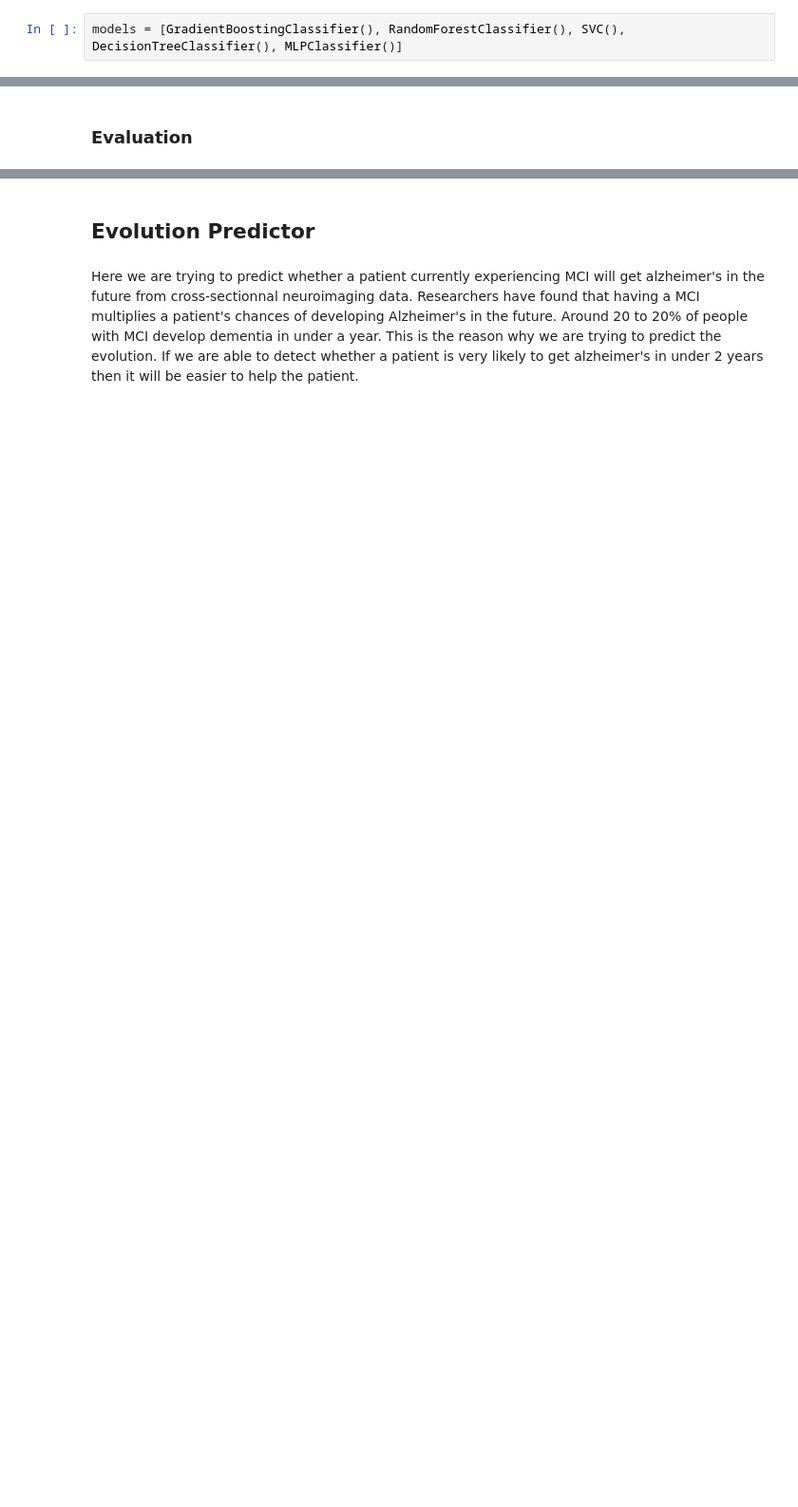
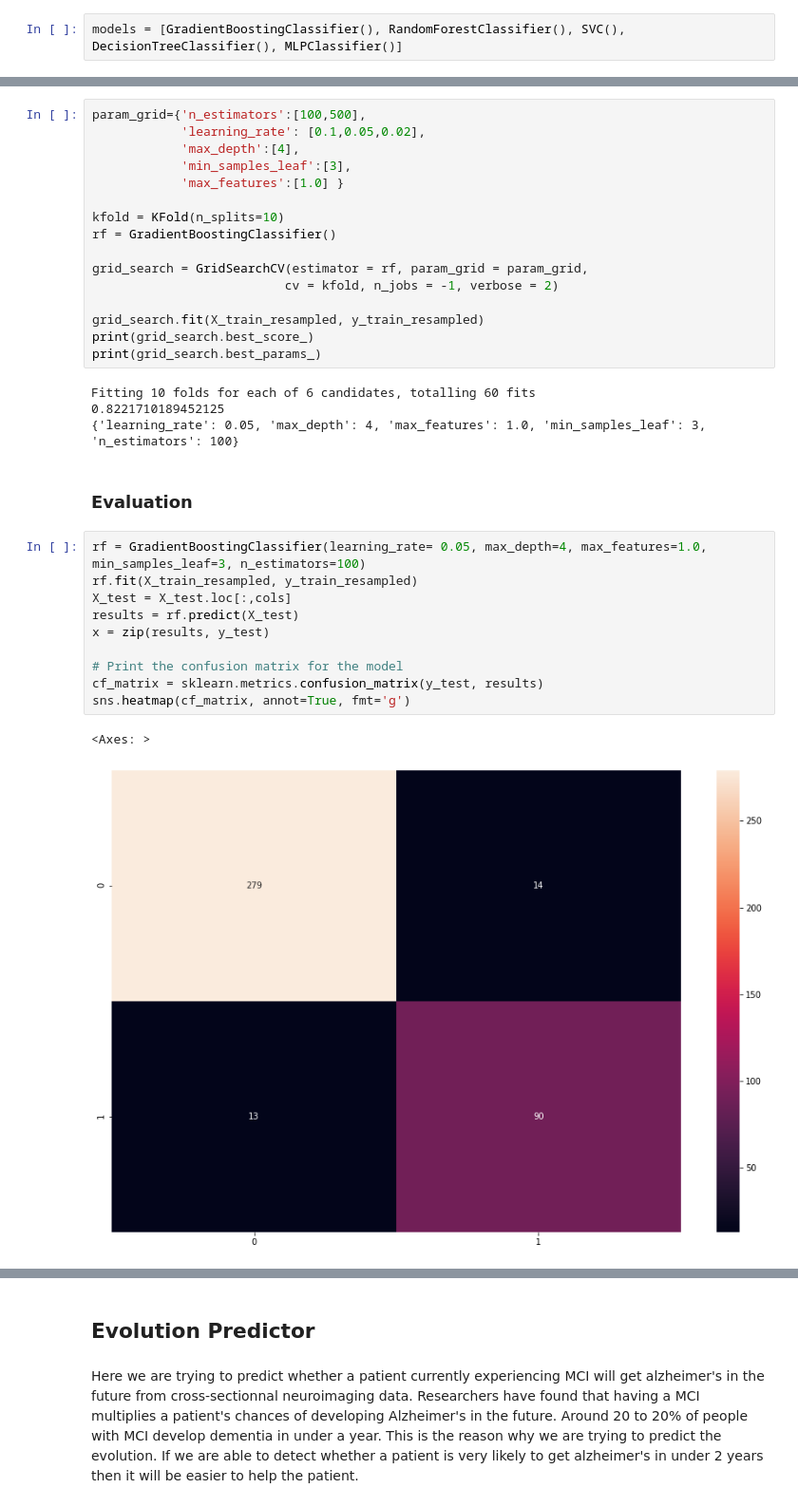
Before and after one commit to V1ncenttt/FYP-Alzheimer-Harmonisation, a Jupyter notebook: src/new_classifiers.ipynb, the cells around one changed output, grey strips where cells are left out. Shown at 95% size. Cells and saved outputs as stored; diff of their text form; blank space fills up the shorter version.

```diff
--- a/src/new_classifiers.ipynb
+++ b/src/new_classifiers.ipynb
@@ -184,2 +258,35 @@ MLPClassifier() 0.6423257638790268
+# %%
+param_grid={'n_estimators':[100,500],
+            'learning_rate': [0.1,0.05,0.02],
+            'max_depth':[4],
+            'min_samples_leaf':[3],
+            'max_features':[1.0] }
+
+kfold = KFold(n_splits=10)
+rf = GradientBoostingClassifier()
+
+grid_search = GridSearchCV(estimator = rf, param_grid = param_grid,
+                          cv = kfold, n_jobs = -1, verbose = 2)
+
+grid_search.fit(X_train_resampled, y_train_resampled)
+print(grid_search.best_score_)
+print(grid_search.best_params_)
+# %% [output]
+Fitting 10 folds for each of 6 candidates, totalling 60 fits
+0.8221710189452125
+{'learning_rate': 0.05, 'max_depth': 4, 'max_features': 1.0, 'min_samples_leaf': 3, 'n_estimators': 100}
 # %% [markdown]
 ### Evaluation
+# %%
+rf = GradientBoostingClassifier(learning_rate= 0.05, max_depth=4, max_features=1.0, min_samples_leaf=3, n_estimators=100)
+rf.fit(X_train_resampled, y_train_resampled)
+X_test = X_test.loc[:,cols]
+results = rf.predict(X_test)
+x = zip(results, y_test)
+
+# Print the confusion matrix for the model
+cf_matrix = sklearn.metrics.confusion_matrix(y_test, results)
+sns.heatmap(cf_matrix, annot=True, fmt='g')
+# %% [output]
+<Axes: >
+[figure, added]
```
Also changed, not shown: parts of 18 cells of this notebook.
